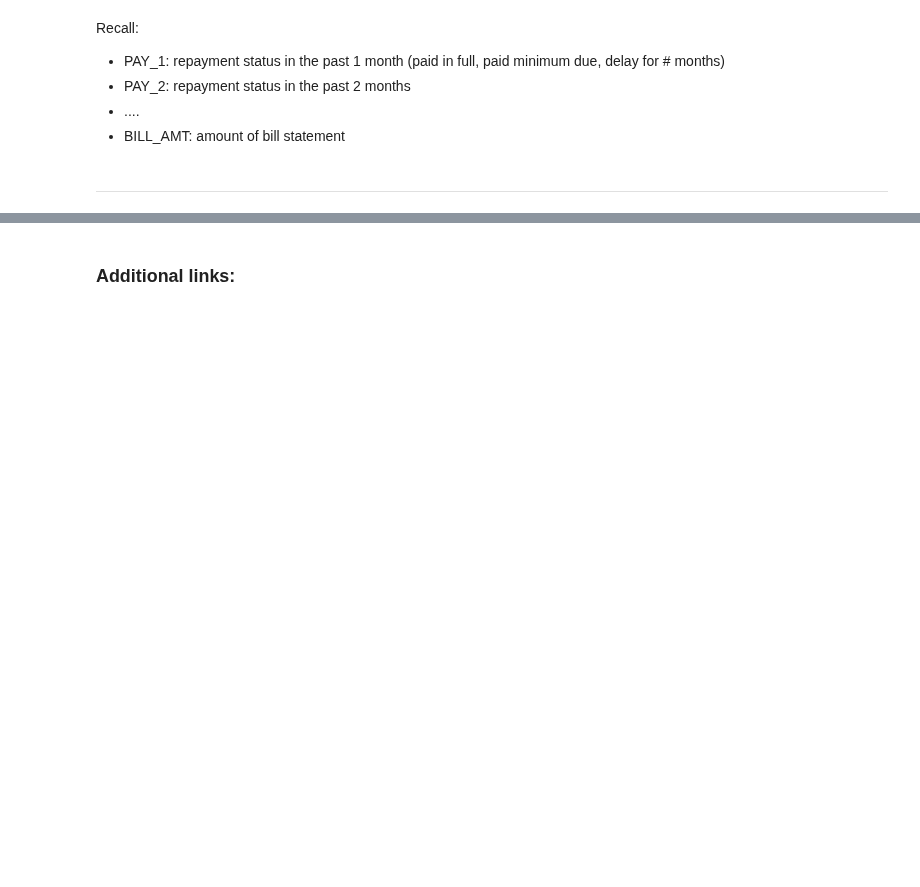
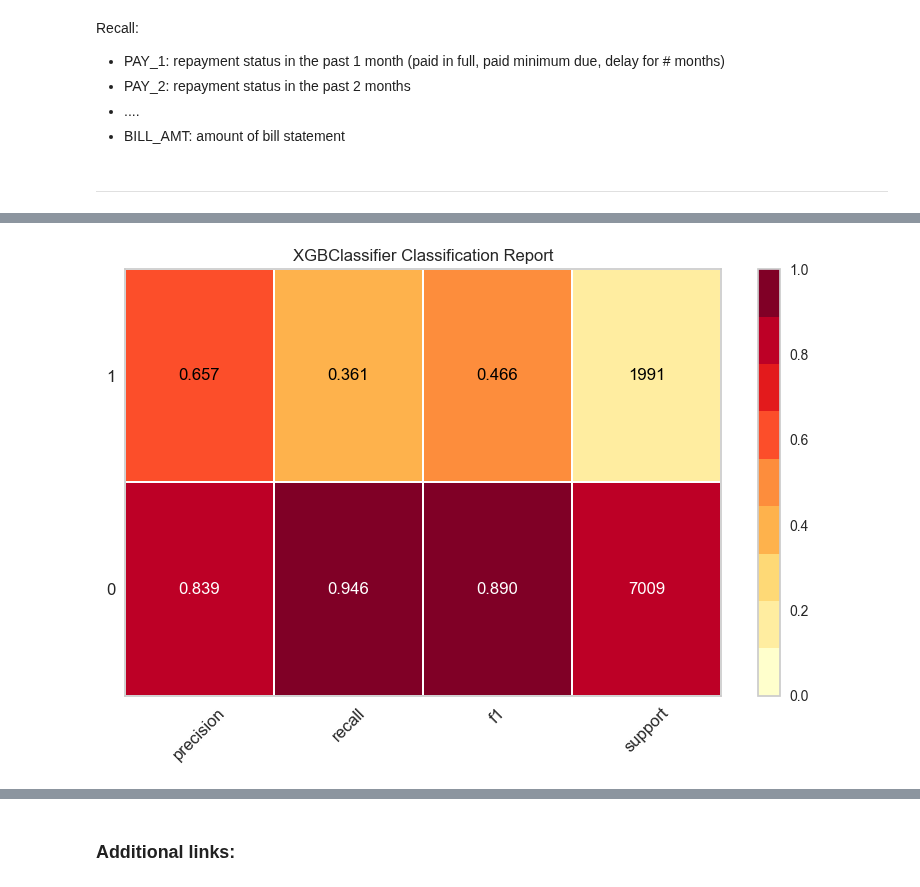
Before and after one commit to PJalgotrader/Machine_Learning-USU, a Jupyter notebook: Lectures and codes/ML spring 2023/Module 10- Bagging and Boosting/Python/boosting/XGBOOST_classification_creditcard.ipynb, the cells around one changed output, grey strips where cells are left out. Saved outputs shown, nothing was run; the diff lists cells and outputs as text; code cells hidden in the pictures; blank space fills up the shorter version.

```diff
--- a/Lectures and codes/ML spring 2023/Module 10- Bagging and Boosting/Python/boosting/XGBOOST_classification_creditcard.ipynb
+++ b/Lectures and codes/ML spring 2023/Module 10- Bagging and Boosting/Python/boosting/XGBOOST_classification_creditcard.ipynb
@@ -372,0 +500,3 @@ Recall:
+# %%
+plot_model(xgboost, plot = 'class_report')
+# %% [output]
@@ -372,0 +504 @@ Recall:
+[figure, added]
```
Also changed, not shown: parts of 22 cells of this notebook.
